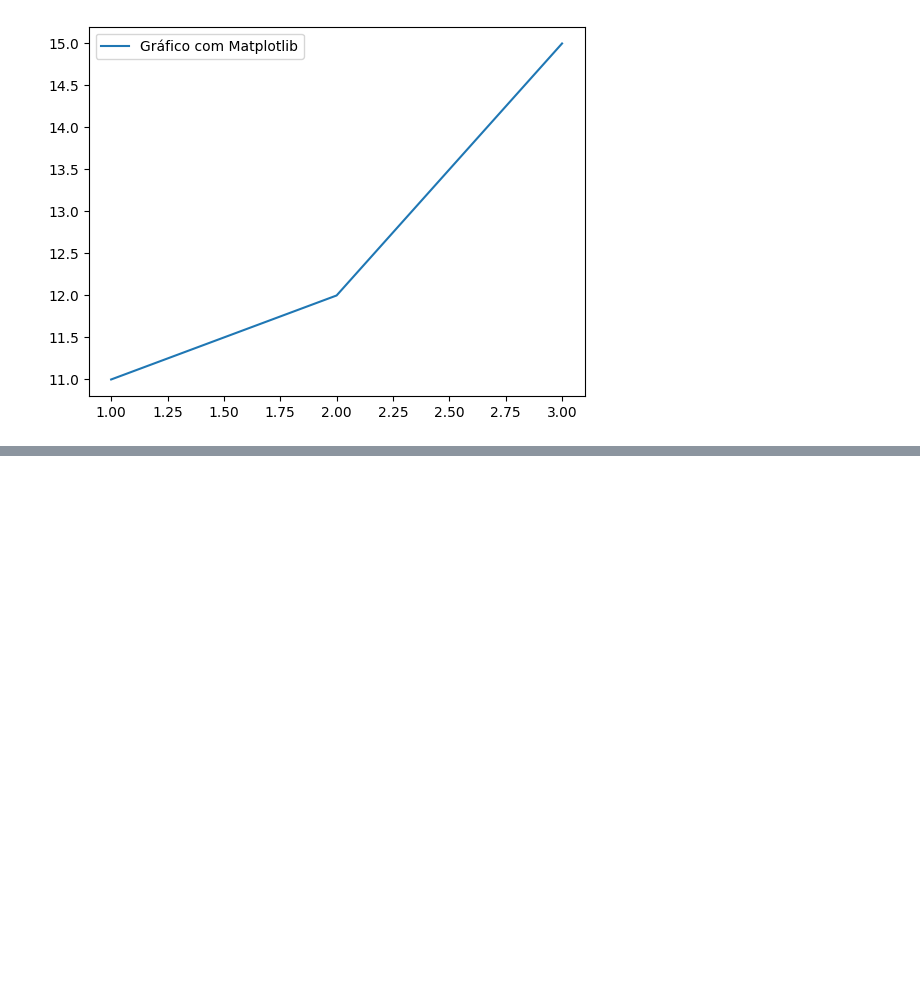
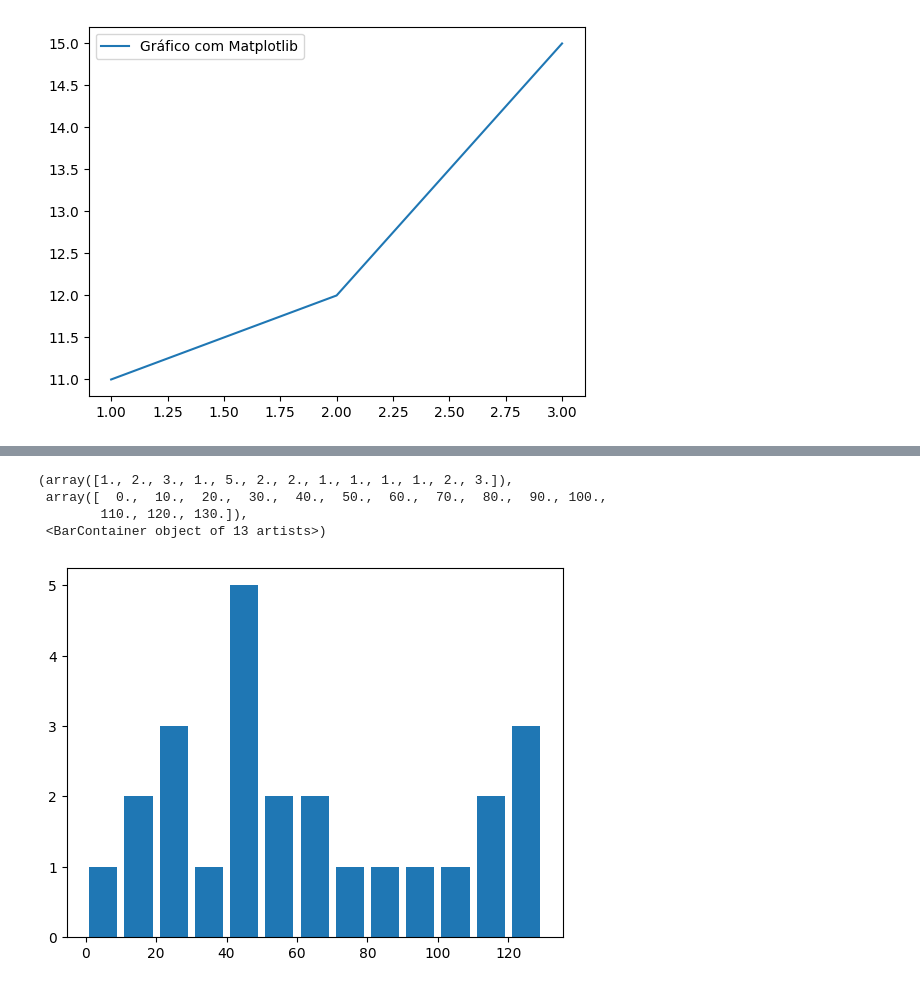
Before and after one commit to GChandrone/PythonDSA, a Jupyter notebook: Cap11/DSA-Python-Cap11-Matplotlib.ipynb, the cells around one changed output, grey strips where cells are left out. Saved outputs shown, nothing was run; the diff lists cells and outputs as text; code cells hidden in the pictures; blank space fills up the shorter version.

```diff
--- a/Cap11/DSA-Python-Cap11-Matplotlib.ipynb
+++ b/Cap11/DSA-Python-Cap11-Matplotlib.ipynb
@@ -63,0 +106,10 @@ plt.show()
+# %%
+bins = [0,10,20,30,40,50,60,70,80,90,100,110,120,130,140,150,160,170,180,190,200,210,220,230,240]
+# %%
+plt.hist(idades, bins, histtype = 'bar', rwidth = 0.8)
+# %% [output]
+(array([1., 2., 3., 1., 5., 2., 2., 1., 1., 1., 1., 2., 3.]),
+ array([  0.,  10.,  20.,  30.,  40.,  50.,  60.,  70.,  80.,  90., 100.,
+        110., 120., 130.]),
+ <BarContainer object of 13 artists>)
+[figure, added]
```
Also changed, not shown: parts of 11 cells of this notebook.
